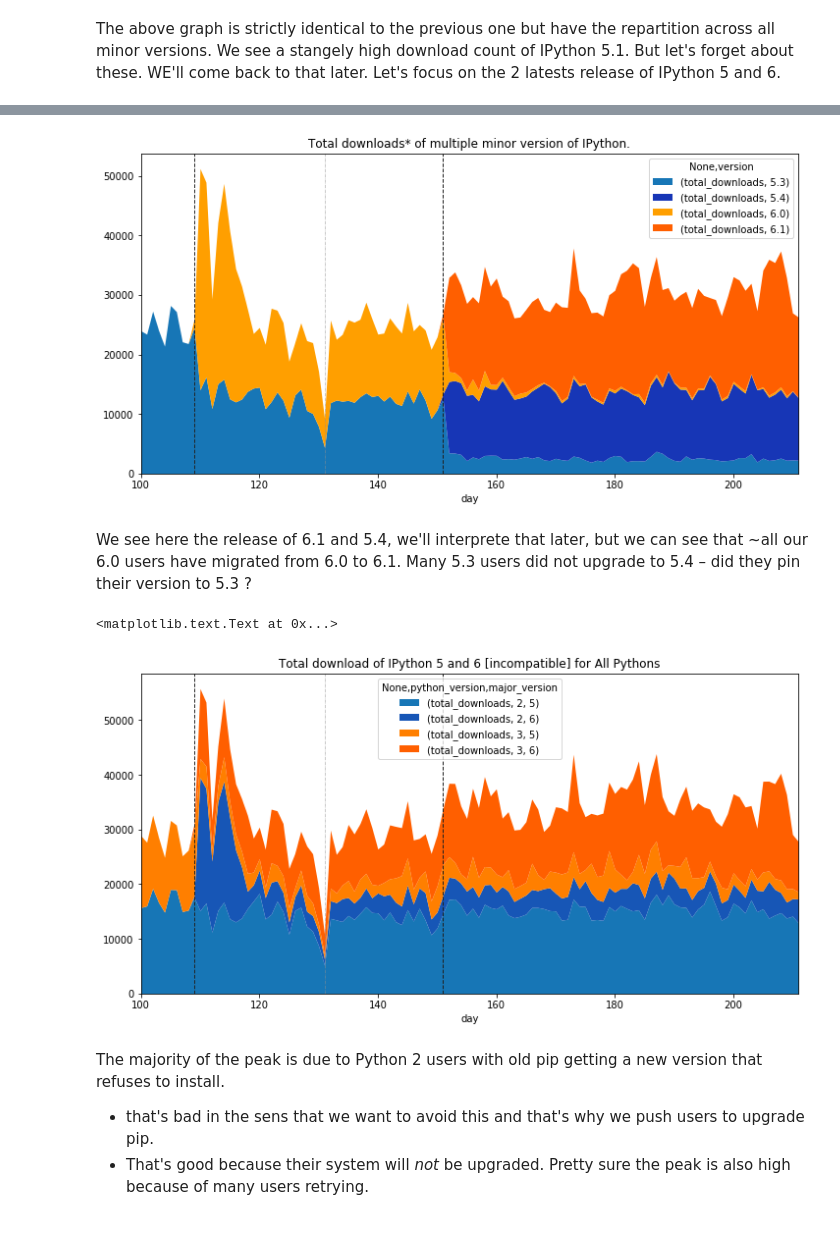
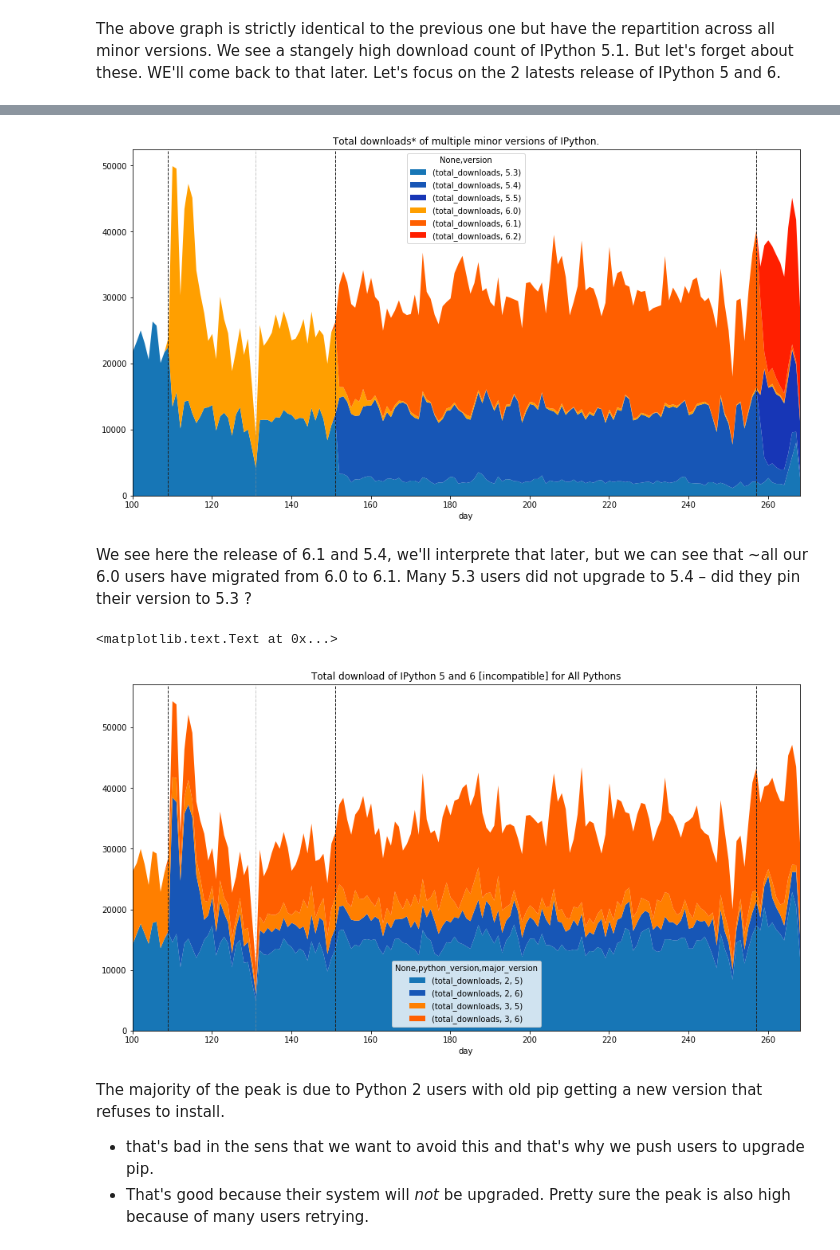
Before and after one commit to Carreau/talks, a Jupyter notebook: 2017-08-13-pybay/IPython-dls_2.ipynb, the cells around one changed output, grey strips where cells are left out. Drawn from its saved outputs; the diff is of its cells as text; code cells hidden in the pictures.

```diff
--- a/2017-08-13-pybay/IPython-dls_2.ipynb
+++ b/2017-08-13-pybay/IPython-dls_2.ipynb
@@ -28,7 +28,7 @@ plt.ion()
 figsize(12,6)
 # %%
 #df = pd.read_csv('/Users/bussonniermatthias/Downloads/ipython-download-until-july-14-by-pip-and-pythons-with-minor.csv')
-df = pd.read_csv('/Users/bussonniermatthias/Downloads/results-20170730-145938.csv')
+df = pd.read_csv('./results-2017-09-25-115418.csv')
 df['details_python'] = df['details_python'].fillna(0.0).astype(int)
 df['old_pip'] = (df['iv'] <= 8)
 df = df.drop(['iv','file_project'], 1)
@@ -122,6 +144,7 @@ DAYREQUEST = 131
 def annotate(ax):
     ax.axvline(109, color='222', linestyle='--', lw=1)
     ax.axvline(151, color='222', linestyle='--', lw=1)
+    ax.axvline(257, color='222', linestyle='--', lw=1)
     ax.axvline(131, color='111', linestyle='-.', lw=0.5)
 # %%
 adf =  df.apply(adjust_row_per_python, 1)
@@ -210,24 +236,23 @@ df.plot
 # %%
 dfg = adf.drop([ 'pip',  'major_version','python_version'], 1)
 
-dfg = dfg.loc[dfg['version'].isin(('5.3','5.4','6.0','6.1'))]
-colors = ['#1776b6', '#1736b6',
-          #'#1746b6', '#1746b6',
-           '#ff9f00',
-         #  '#488e2a',
+dfg = dfg.loc[dfg['version'].isin(('5.3','5.4','5.5','6.0','6.1','6.2'))]
+colors = ['#1776b6', '#1756b6',
+          '#1736b6',
+          '#ff9f00',
           '#ff5f00',
-         # '#3d7027'
+          '#ff1f00'
          ]
 ax = dfg.pivot_table(dfg, index=['day'], columns=['version'], aggfunc=sum).plot(kind='area',lw=0,
                                                                                 legend=True,
                                                                                 color=colors)
 annotate(ax)
 #ax.set_ylim(ymax=1.0*ax.get_ylim()[1])
 
-ax.set_title("Total downloads* of multiple minor version of IPython.")
+ax.set_title("Total downloads* of multiple minor versions of IPython.")
 plt.savefig("6-minor_download_do_5x_pin.png", transparent=True, dpi=300)
 # %% [output]
-[figure, old version]
+[figure, new version]
 # %% [markdown]
 We see here the release of 6.1 and 5.4, we'll interprete that later, but we can see that ~all our 6.0 users have migrated from 6.0 to 6.1. Many 5.3 users did not upgrade to 5.4 – did they pin their version to 5.3 ?
 # %%
@@ -242,7 +267,7 @@ annotate(ax)
 ax.set_title('Total download of IPython 5 and 6 [incompatible] for All Pythons')
 # %% [output]
 <matplotlib.text.Text at 0x...>
-[figure, old version]
+[figure, new version]
 # %% [markdown]
 The majority of the peak is due to Python 2 users with old pip getting a new version that refuses to install.
  - that's bad in the sens that we want to avoid this and that's why we push users to upgrade pip.
```
Also changed, not shown: parts of 21 cells of this notebook, 10 other files.
